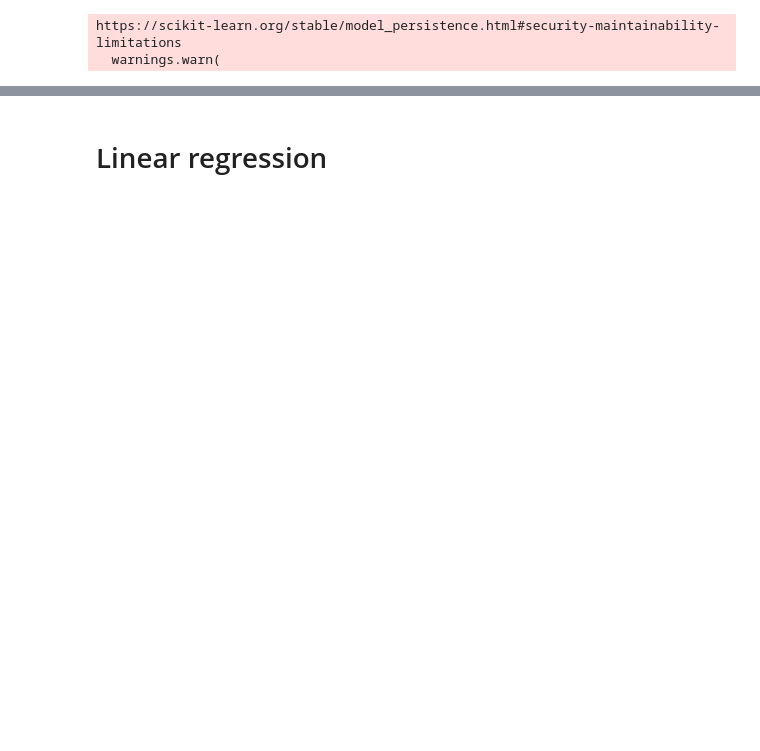
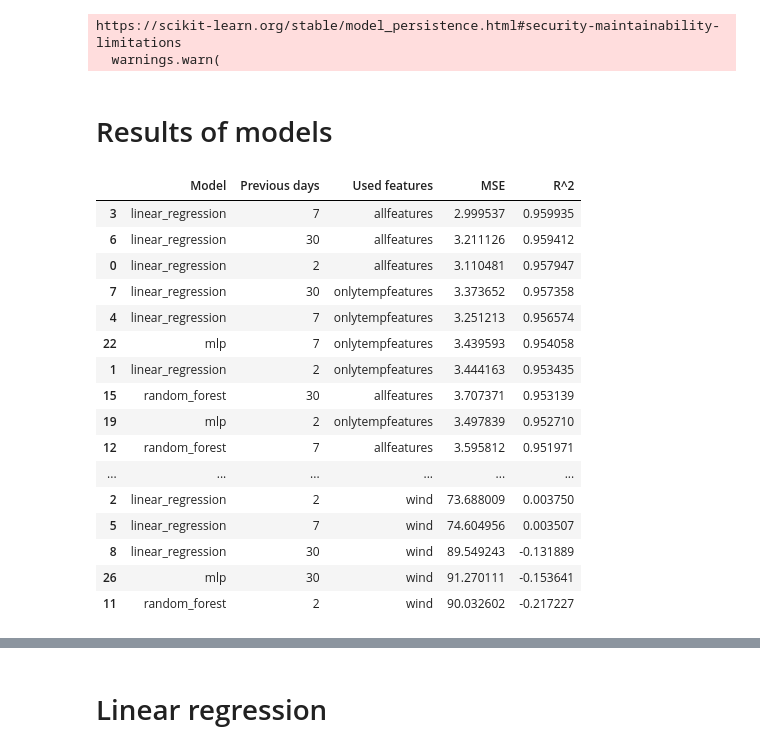
Before and after one commit to qwerty6601/Weather_Prediction_DS, a Jupyter notebook: evaluate_models.ipynb, the cells around one changed output, grey strips where cells are left out. Cells and saved outputs as stored; diff of their text form; code cells hidden in the pictures; blank space fills up the shorter version.

```diff
--- a/evaluate_models.ipynb
+++ b/evaluate_models.ipynb
@@ -34,3 +75,28 @@ def show_predictions_and_mse(model_name):
 # %% [output]
 https://scikit-learn.org/stable/model_persistence.html#security-maintainability-limitations
   warnings.warn(
+# %% [markdown]
+# Results of models
+# %%
+results = get_results()
+results['Previous days'] = pd.to_numeric(results['Previous days'])
+results.sort_values(by=['R^2'], ascending=False, inplace=True)
+results
+# %% [output]
+|  | Model | Previous days | Used features | MSE | R^2 |
+| 3 | linear_regression | 7 | allfeatures | 2.999537 | 0.959935 |
+| 6 | linear_regression | 30 | allfeatures | 3.211126 | 0.959412 |
+| 0 | linear_regression | 2 | allfeatures | 3.110481 | 0.957947 |
+| 7 | linear_regression | 30 | onlytempfeatures | 3.373652 | 0.957358 |
+| 4 | linear_regression | 7 | onlytempfeatures | 3.251213 | 0.956574 |
+| 22 | mlp | 7 | onlytempfeatures | 3.439593 | 0.954058 |
+| 1 | linear_regression | 2 | onlytempfeatures | 3.444163 | 0.953435 |
+| 15 | random_forest | 30 | allfeatures | 3.707371 | 0.953139 |
+| 19 | mlp | 2 | onlytempfeatures | 3.497839 | 0.952710 |
+| 12 | random_forest | 7 | allfeatures | 3.595812 | 0.951971 |
+| ... | ... | ... | ... | ... | ... |
+| 2 | linear_regression | 2 | wind | 73.688009 | 0.003750 |
+| 5 | linear_regression | 7 | wind | 74.604956 | 0.003507 |
+| 8 | linear_regression | 30 | wind | 89.549243 | -0.131889 |
+| 26 | mlp | 30 | wind | 91.270111 | -0.153641 |
+| 11 | random_forest | 2 | wind | 90.032602 | -0.217227 |
```
Also changed, not shown: parts of 5 cells of this notebook.
